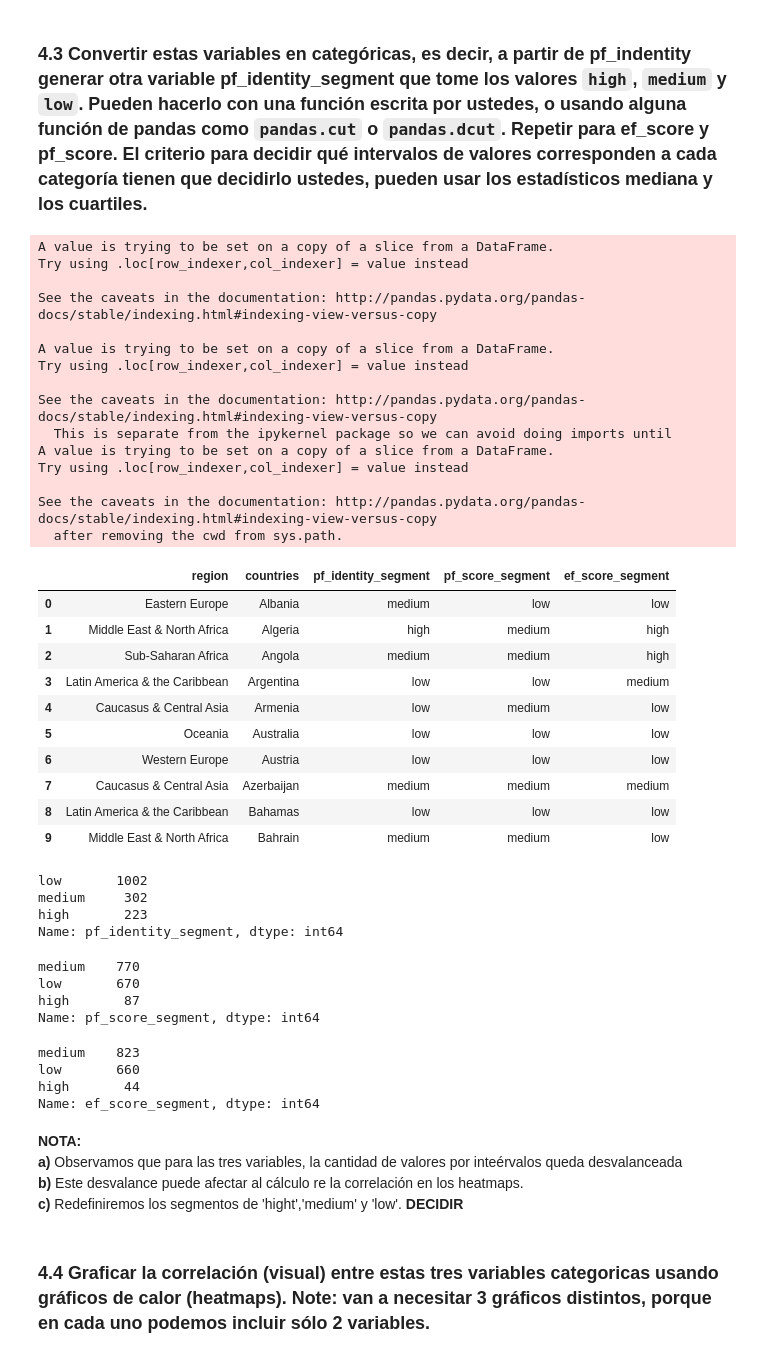
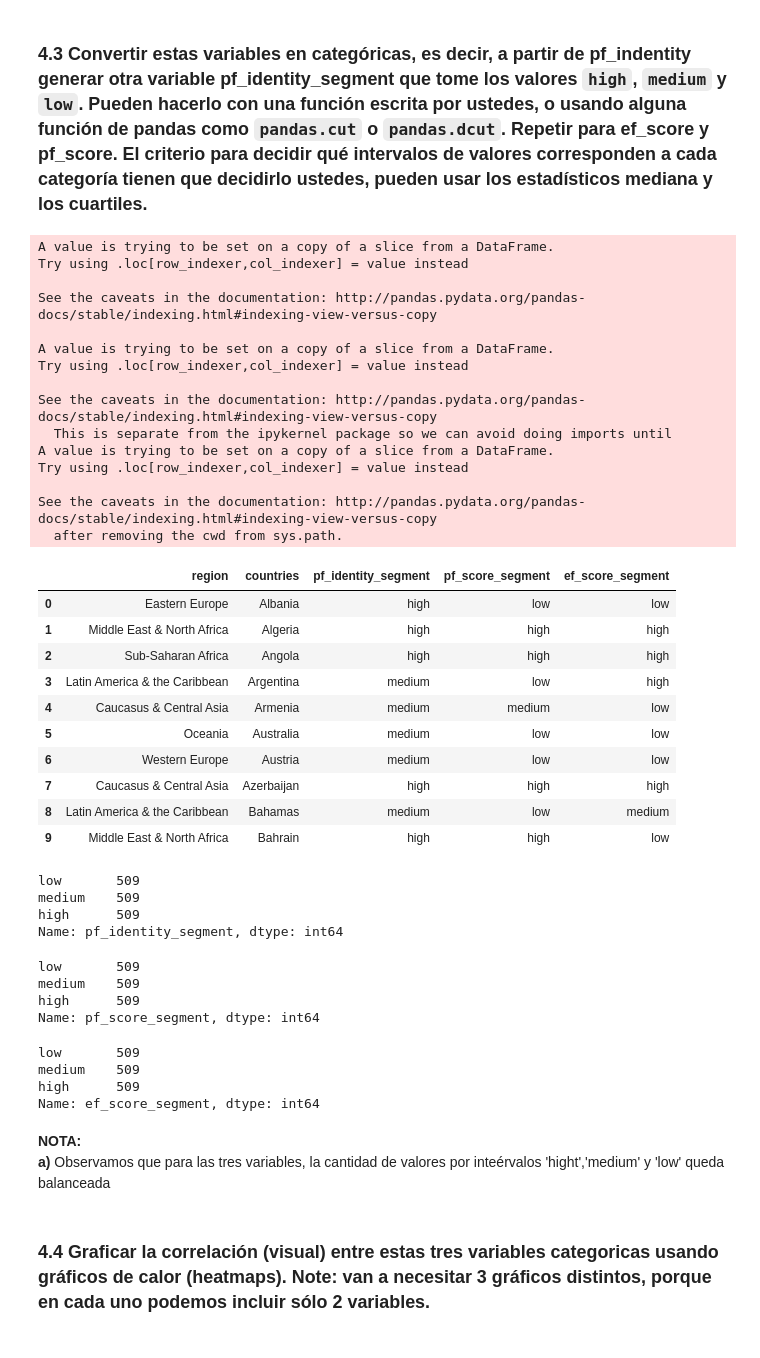
Before and after one commit to Verobornancini/DataScience_AnalisisyVisualizacion, a Jupyter notebook: practico.ipynb, the cells around one changed output. Cells and saved outputs as stored; diff of their text form; code cells hidden in the pictures.

```diff
--- a/practico.ipynb
+++ b/practico.ipynb
@@ -726,66 +734,63 @@ plt.ylim(0.1)
 ### **4.3** Convertir estas variables en categóricas, es decir, a partir de pf_indentity generar otra variable pf_identity_segment que tome los valores `high`, `medium` y `low`. Pueden hacerlo con una función escrita por ustedes, o usando alguna función de pandas como `pandas.cut` o `pandas.dcut`. Repetir para ef_score y pf_score. El criterio para decidir qué intervalos de valores corresponden a cada categoría tienen que decidirlo ustedes, pueden usar los estadísticos mediana y los cuartiles.
 # %%
 dataset_cut= dataset_clean
-dataset_cut['pf_identity_segment'] = pandas.cut(dataset_clean.pf_identity, 3, labels=["high", "medium", "low"], include_lowest=True)
-dataset_cut['pf_score_segment'] = pandas.cut(dataset_clean.pf_score, 3, labels=["high", "medium", "low"], include_lowest=True)
-dataset_cut['ef_score_segment'] = pandas.cut(dataset_clean.ef_score, 3, labels=["high", "medium", "low"], include_lowest=True)
-
+dataset_cut['pf_identity_segment'] = pandas.qcut(dataset_clean.pf_identity.rank(method='first'), 3, labels=["high", "medium", "low"])
+dataset_cut['pf_score_segment'] = pandas.qcut(dataset_clean.pf_score.rank(method='first'), 3, labels=["high", "medium", "low"])
+dataset_cut['ef_score_segment'] = pandas.qcut(dataset_clean.ef_score.rank(method='first'), 3, labels=["high", "medium", "low"])
 
 important_cols_cut = ['region', 'countries', 'pf_identity_segment','pf_score_segment','ef_score_segment']
 dataset_cut[important_cols_cut][:10]
 # %% [output]
 A value is trying to be set on a copy of a slice from a DataFrame.
 Try using .loc[row_indexer,col_indexer] = value instead
 
 See the caveats in the documentation: http://pandas.pydata.org/pandas-docs/stable/indexing.html#indexing-view-versus-copy
 
 A value is trying to be set on a copy of a slice from a DataFrame.
 Try using .loc[row_indexer,col_indexer] = value instead
 
 See the caveats in the documentation: http://pandas.pydata.org/pandas-docs/stable/indexing.html#indexing-view-versus-copy
   This is separate from the ipykernel package so we can avoid doing imports until
 A value is trying to be set on a copy of a slice from a DataFrame.
 Try using .loc[row_indexer,col_indexer] = value instead
 
 See the caveats in the documentation: http://pandas.pydata.org/pandas-docs/stable/indexing.html#indexing-view-versus-copy
   after removing the cwd from sys.path.
 |  | region | countries | pf_identity_segment | pf_score_segment | ef_score_segment |
-| 0 | Eastern Europe | Albania | medium | low | low |
-| 1 | Middle East & North Africa | Algeria | high | medium | high |
-| 2 | Sub-Saharan Africa | Angola | medium | medium | high |
-| 3 | Latin America & the Caribbean | Argentina | low | low | medium |
-| 4 | Caucasus & Central Asia | Armenia | low | medium | low |
-| 5 | Oceania | Australia | low | low | low |
-| 6 | Western Europe | Austria | low | low | low |
-| 7 | Caucasus & Central Asia | Azerbaijan | medium | medium | medium |
-| 8 | Latin America & the Caribbean | Bahamas | low | low | low |
-| 9 | Middle East & North Africa | Bahrain | medium | medium | low |
+| 0 | Eastern Europe | Albania | high | low | low |
+| 1 | Middle East & North Africa | Algeria | high | high | high |
+| 2 | Sub-Saharan Africa | Angola | high | high | high |
+| 3 | Latin America & the Caribbean | Argentina | medium | low | high |
+| 4 | Caucasus & Central Asia | Armenia | medium | medium | low |
+| 5 | Oceania | Australia | medium | low | low |
+| 6 | Western Europe | Austria | medium | low | low |
+| 7 | Caucasus & Central Asia | Azerbaijan | high | high | high |
+| 8 | Latin America & the Caribbean | Bahamas | medium | low | medium |
+| 9 | Middle East & North Africa | Bahrain | high | high | low |
 # %%
 dataset_cut.pf_identity_segment.value_counts()
 # %% [output]
-low       1002
-medium     302
-high       223
+low       509
+medium    509
+high      509
 Name: pf_identity_segment, dtype: int64
 # %%
 dataset_cut.pf_score_segment.value_counts()
 # %% [output]
-medium    770
-low       670
-high       87
+low       509
+medium    509
+high      509
 Name: pf_score_segment, dtype: int64
 # %%
 dataset_cut.ef_score_segment.value_counts()
 # %% [output]
-medium    823
-low       660
-high       44
+low       509
+medium    509
+high      509
 Name: ef_score_segment, dtype: int64
 # %% [markdown]
 **NOTA:**
-**a)** Observamos que para las tres variables, la cantidad de valores por inteérvalos queda desvalanceada
-**b)** Este desvalance puede afectar al cálculo re la correlación en los heatmaps.
-**c)** Redefiniremos los segmentos de 'hight','medium' y 'low'. **DECIDIR**
+**a)** Observamos que para las tres variables, la cantidad de valores por inteérvalos 'hight','medium' y 'low' queda balanceada
 # %% [markdown]
 ### **4.4** Graficar la correlación (visual) entre estas tres variables categoricas usando gráficos de calor (heatmaps). Note: van a necesitar 3 gráficos distintos, porque en cada uno podemos incluir sólo 2 variables.
 # %%
```
Also changed, not shown: parts of 31 cells of this notebook.
